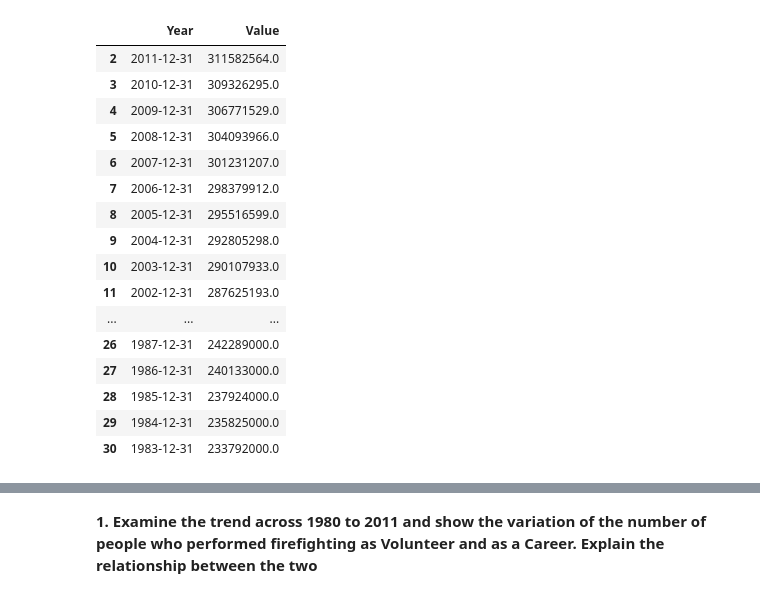
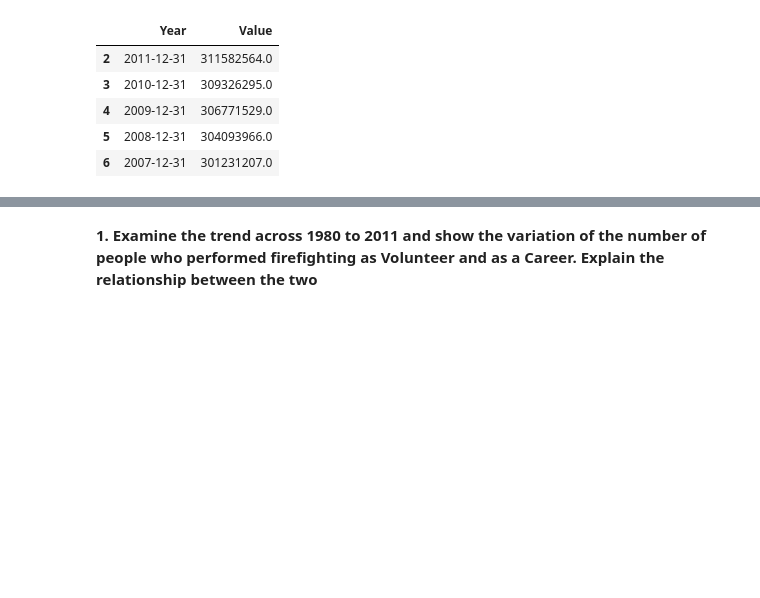
Before and after one commit to kisyular/CMSE-201, a Jupyter notebook: Semester Project Pre Analysis.ipynb, the cells around one changed output, grey strips where cells are left out. Drawn from its saved outputs; the diff is of its cells as text; code cells hidden in the pictures; blank space fills up the shorter version.

```diff
--- a/Semester Project Pre Analysis.ipynb
+++ b/Semester Project Pre Analysis.ipynb
@@ -8,25 +8,14 @@ import urllib.request
 # %%
 fireReport = pd.read_csv('https://raw.githubusercontent.com/kisyular/CMSE-201/master/NFPA-23688.csv')
 fireReport.head()
 # pop of usa per state over time
 df = pd.read_csv('https://raw.githubusercontent.com/kisyular/CMSE-201/master/USAPopulation.csv')
 us_pop = df[2:31]
-us_pop
+us_pop.head()
 # %% [output]
 |  | Year | Value |
 | 2 | 2011-12-31 | 311582564.0 |
 | 3 | 2010-12-31 | 309326295.0 |
 | 4 | 2009-12-31 | 306771529.0 |
 | 5 | 2008-12-31 | 304093966.0 |
 | 6 | 2007-12-31 | 301231207.0 |
-| 7 | 2006-12-31 | 298379912.0 |
-| 8 | 2005-12-31 | 295516599.0 |
-| 9 | 2004-12-31 | 292805298.0 |
-| 10 | 2003-12-31 | 290107933.0 |
-| 11 | 2002-12-31 | 287625193.0 |
-| ... | ... | ... |
-| 26 | 1987-12-31 | 242289000.0 |
-| 27 | 1986-12-31 | 240133000.0 |
-| 28 | 1985-12-31 | 237924000.0 |
-| 29 | 1984-12-31 | 235825000.0 |
-| 30 | 1983-12-31 | 233792000.0 |
```
Also changed, not shown: parts of 2 cells of this notebook, 5 other files.
